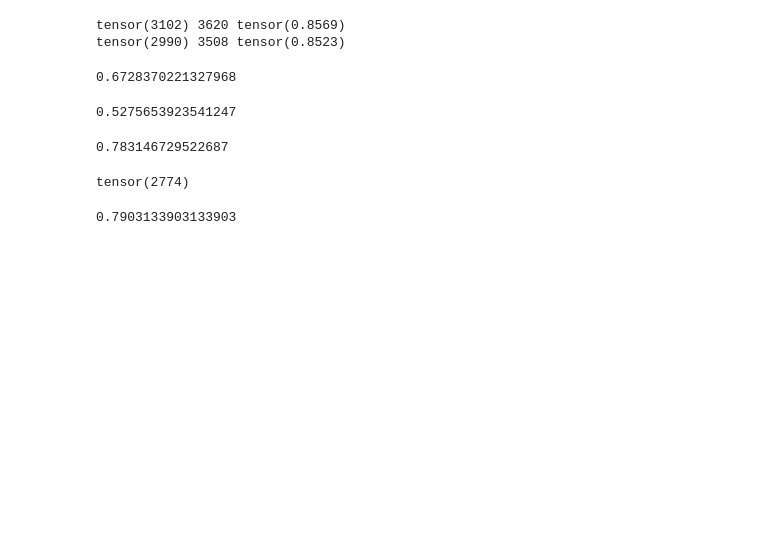
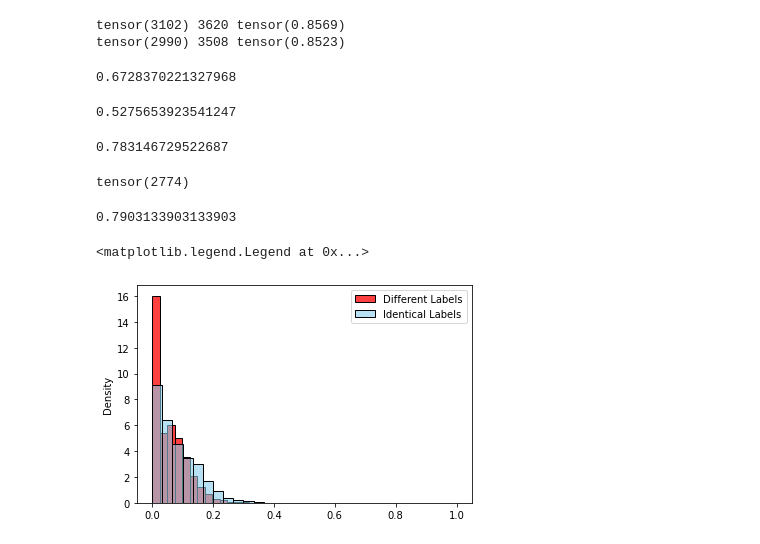
Before and after one commit to wcks13589/Graph-Adversarial-Learning, a Jupyter notebook: test.ipynb, the cells around one changed output. Cells and saved outputs as stored; diff of their text form; code cells hidden in the pictures; blank space fills up the shorter version.

```diff
--- a/test.ipynb
+++ b/test.ipynb
@@ -209,3 +211,33 @@ tensor(2774)
 2774 / 3510
 # %% [output]
 0.7903133903133903
+# %%
+data = Dataset(root='./data/', name='cora', setting='prognn')
+_, features, labels = preprocess(data.adj, data.features, data.labels, preprocess_feature=False, device=device)
+
+adj = _similarity(features)
+tril_indices = torch.tril_indices(row=features.shape[0], col=features.shape[0], offset=-1)
+
+mask = torch.zeros_like(adj)
+
+label_masks = []
+for c in range(labels.max().item()+1):
+    label_mask = torch.zeros(adj.shape[1])
+    label_mask[torch.where(labels == c)[0]] = 1
+    label_masks.append(label_mask)
+
+mask = torch.zeros_like(adj)
+for n in range(adj.shape[0]):
+    mask[n] = label_masks[labels[n]]
+
+mask = mask.bool()
+
+
+sns.histplot(data=adj[tuple(tril_indices)][~mask[tuple(tril_indices)]].cpu(),
+bins=30, color="red", label="Different Labels", stat='density')
+sns.histplot(data=adj[tuple(tril_indices)][mask[tuple(tril_indices)]].cpu(),
+bins=30, color="skyblue", label="Identical Labels", alpha=0.6, stat='density')
+plt.legend()
+# %% [output]
+<matplotlib.legend.Legend at 0x...>
+[figure, added]
```
Also changed, not shown: parts of 4 cells of this notebook, 5 other files.
